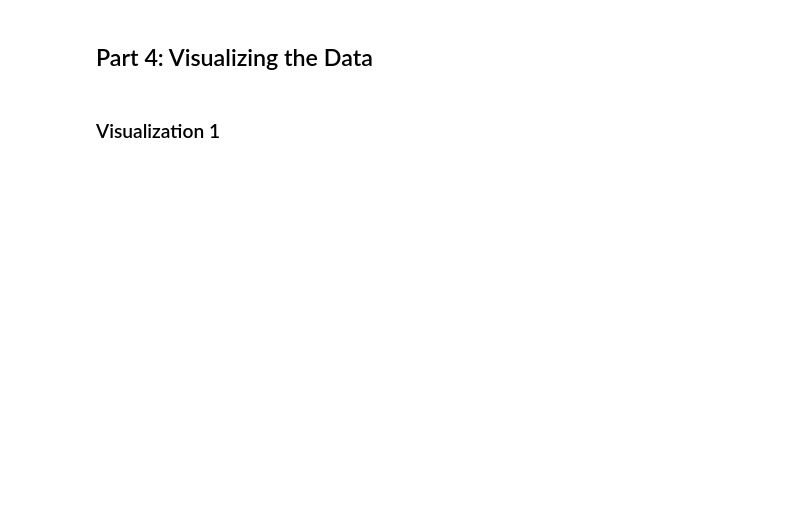
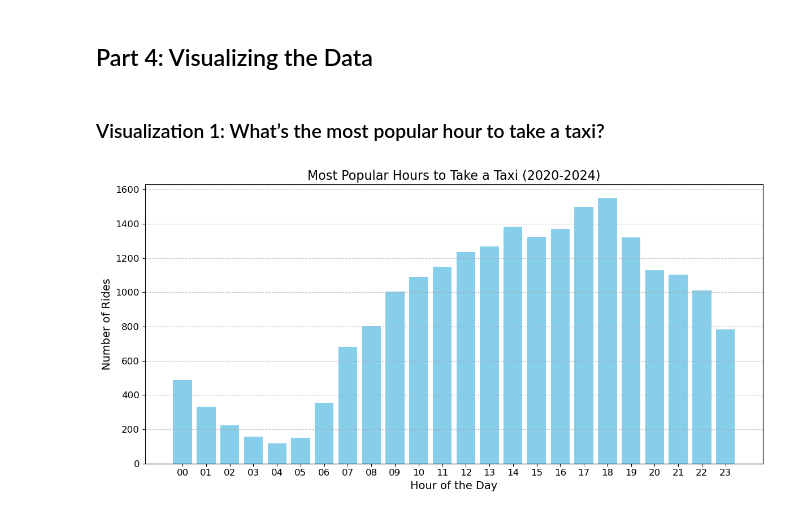
Before and after one commit to Yumingyue17/final-project, a Jupyter notebook: 4501 final project.ipynb, the cells around one changed output. Saved outputs shown, nothing was run; the diff lists cells and outputs as text; code cells hidden in the pictures; blank space fills up the shorter version.

Commit message:
query and visualization
query and visualization added

```diff
--- a/4501 final project.ipynb
+++ b/4501 final project.ipynb
@@ -928,5 +1163,5 @@ print(results_df)
 # %% [markdown]
 ## Part 4: Visualizing the Data
 # %% [markdown]
-### Visualization 1
+### Visualization 1: What’s the most popular hour to take a taxi?
 # %%
@@ -948,5 +1188,0 @@ def plot_visual_1(dataframe):
-# %%
-def get_data_for_visual_1():
-    # Query SQL database for the data needed.
-    # You can put the data queried into a pandas dataframe, if you wish
-    raise NotImplementedError()
@@ -955,0 +1189,31 @@ plot_visual_1(some_dataframe)
+# %%
+import matplotlib.pyplot as plt
+
+def plot_visual_1(dataframe):
+    # Prepare the data for plotting
+    hours = dataframe['hour']  # X-axis: Hours of the day (00-23)
+    rides = dataframe['ride_count']  # Y-axis: Ride counts
+
+    # Create a bar chart
+    plt.figure(figsize=(12, 6))
+    plt.bar(hours, rides, color='skyblue')
+
+    # Add labels, title, and style
+    plt.xlabel('Hour of the Day', fontsize=14)
+    plt.ylabel('Number of Rides', fontsize=14)
+    plt.title('Most Popular Hours to Take a Taxi (2020-2024)', fontsize=16)
+    plt.xticks(fontsize=12)
+    plt.yticks(fontsize=12)
+    plt.grid(axis='y', linestyle='--', alpha=0.7)
+
+    # Show the plot
+    plt.tight_layout()
+    plt.show()
+# %%
+# Fetch the data from the database
+taxi_hourly_data = get_data_for_visual_1()
+
+# Plot the data
+plot_visual_1(taxi_hourly_data)
+# %% [output]
+[figure, added]
```
Also changed, not shown: parts of 37 cells of this notebook, 6 other files.
